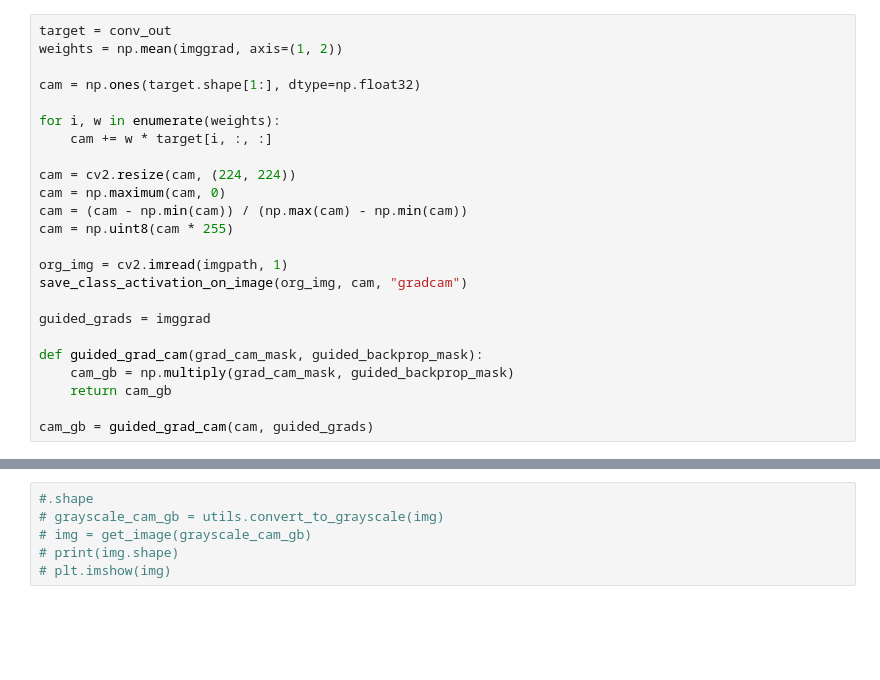
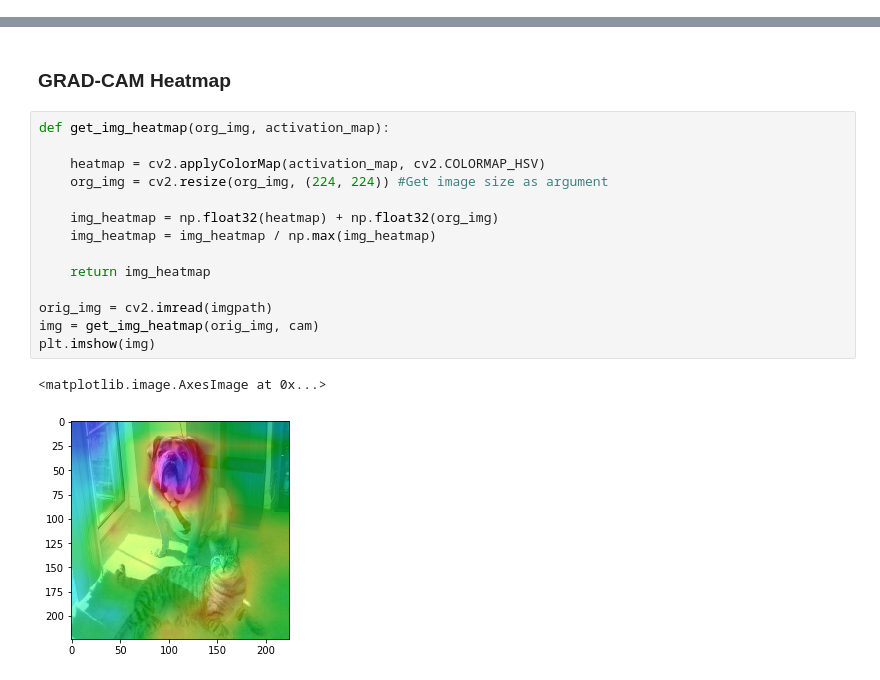
Before and after one commit to Ishitori/mxnet_tutorials, a Jupyter notebook: visualize_cnn/Interface.ipynb, the cells around one changed output, grey strips where cells are left out. Drawn from its saved outputs; the diff is of its cells as text; blank space fills up the shorter version.

```diff
--- a/visualize_cnn/Interface.ipynb
+++ b/visualize_cnn/Interface.ipynb
@@ -197,24 +120,0 @@ def save_class_activation_on_image(org_img, activation_map, file_name):
-# %%
-target = conv_out
-weights = np.mean(imggrad, axis=(1, 2))
-
-cam = np.ones(target.shape[1:], dtype=np.float32)
-
-for i, w in enumerate(weights):
-    cam += w * target[i, :, :]
-
-cam = cv2.resize(cam, (224, 224))
-cam = np.maximum(cam, 0)
-cam = (cam - np.min(cam)) / (np.max(cam) - np.min(cam))
-cam = np.uint8(cam * 255)
-
-org_img = cv2.imread(imgpath, 1)
-save_class_activation_on_image(org_img, cam, "gradcam")
-
-guided_grads = imggrad
-
-def guided_grad_cam(grad_cam_mask, guided_backprop_mask):
-    cam_gb = np.multiply(grad_cam_mask, guided_backprop_mask)
-    return cam_gb
-
-cam_gb = guided_grad_cam(cam, guided_grads)
@@ -227,6 +121,19 @@ plt.imshow(img)
-# %%
-#.shape
-# grayscale_cam_gb = utils.convert_to_grayscale(img)
-# img = get_image(grayscale_cam_gb)
-# print(img.shape)
-# plt.imshow(img)
+# %% [markdown]
+### GRAD-CAM Heatmap
+# %%
+def get_img_heatmap(org_img, activation_map):
+
+    heatmap = cv2.applyColorMap(activation_map, cv2.COLORMAP_HSV)
+    org_img = cv2.resize(org_img, (224, 224)) #Get image size as argument
+
+    img_heatmap = np.float32(heatmap) + np.float32(org_img)
+    img_heatmap = img_heatmap / np.max(img_heatmap)
+
+    return img_heatmap
+
+orig_img = cv2.imread(imgpath)
+img = get_img_heatmap(orig_img, cam)
+plt.imshow(img)
+# %% [output]
+<matplotlib.image.AxesImage at 0x...>
+[figure, added]
```
Also changed, not shown: parts of 17 cells of this notebook.
